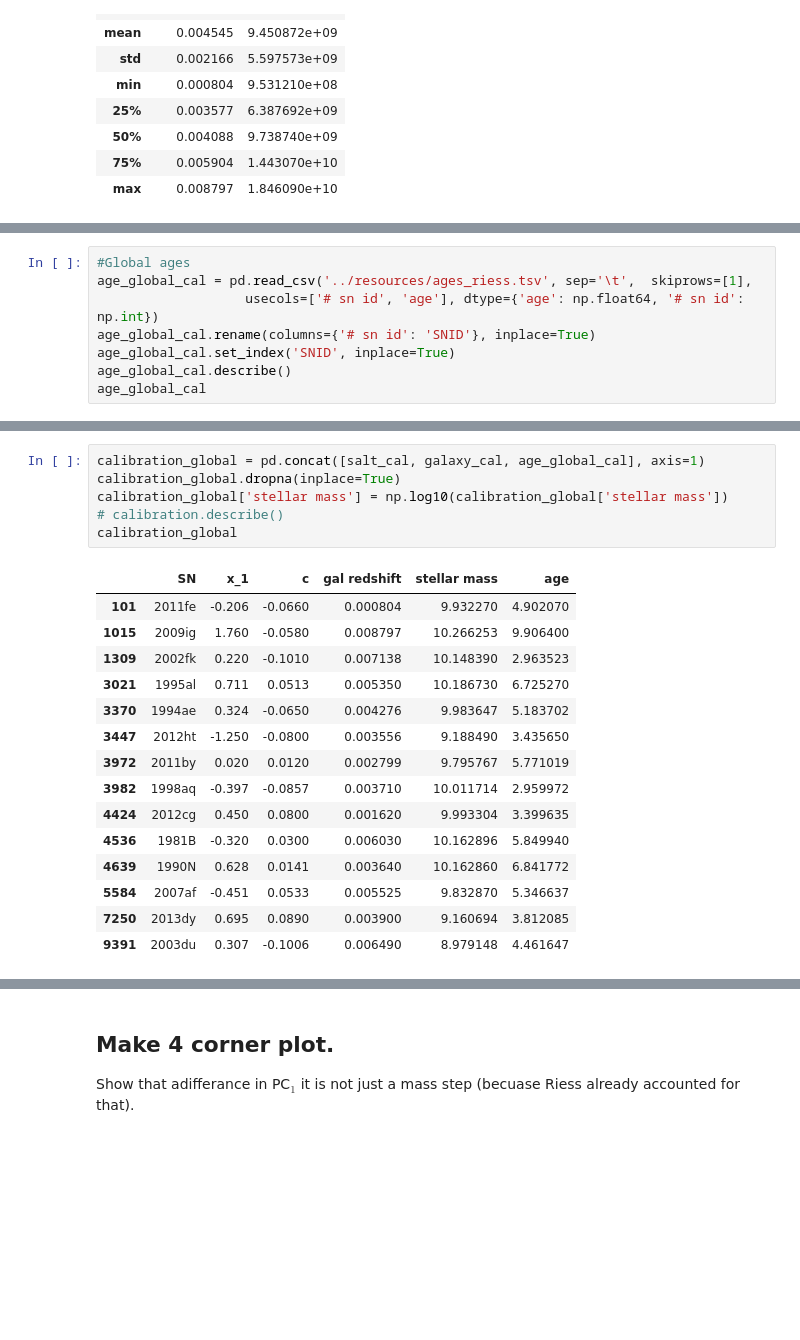
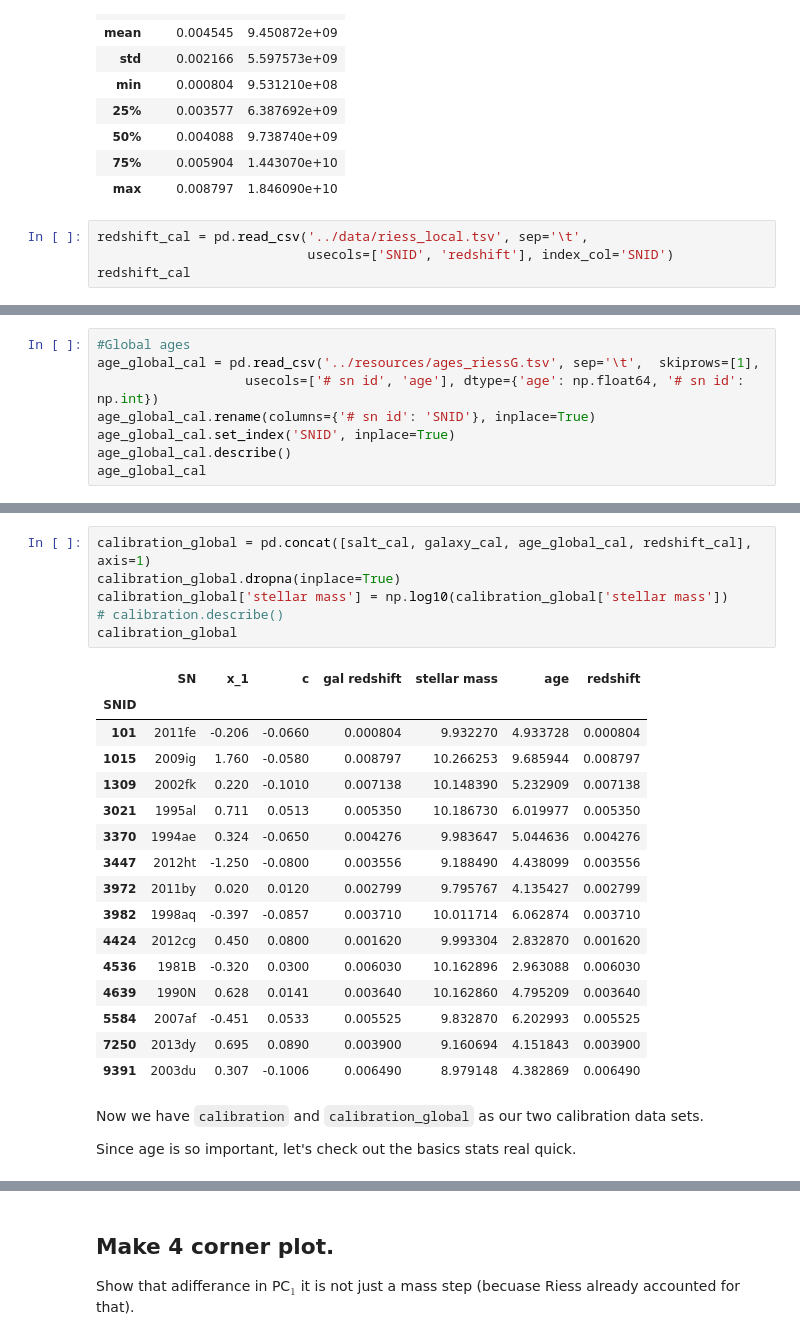
Before and after one commit to benjaminrose/MC-Age, a Jupyter notebook: figures/Discussion-H_0 effect.ipynb, the cells around one changed output, grey strips where cells are left out. Saved outputs shown, nothing was run; the diff lists cells and outputs as text; blank space fills up the shorter version.

```diff
--- a/figures/Discussion-H_0 effect.ipynb
+++ b/figures/Discussion-H_0 effect.ipynb
@@ -147,3 +193,7 @@ galaxy_cal.describe()
 | 50% | 0.004088 | 9.738740e+09 |
 | 75% | 0.005904 | 1.443070e+10 |
 | max | 0.008797 | 1.846090e+10 |
+# %%
+redshift_cal = pd.read_csv('../data/riess_local.tsv', sep='\t',
+                           usecols=['SNID', 'redshift'], index_col='SNID')
+redshift_cal
@@ -175,6 +242,6 @@ age_cal
 # %%
 #Global ages
-age_global_cal = pd.read_csv('../resources/ages_riess.tsv', sep='\t',  skiprows=[1],
+age_global_cal = pd.read_csv('../resources/ages_riessG.tsv', sep='\t',  skiprows=[1],
                    usecols=['# sn id', 'age'], dtype={'age': np.float64, '# sn id': np.int})
 age_global_cal.rename(columns={'# sn id': 'SNID'}, inplace=True)
 age_global_cal.set_index('SNID', inplace=True)
@@ -222,22 +290,27 @@ calibration
 # %%
-calibration_global = pd.concat([salt_cal, galaxy_cal, age_global_cal], axis=1)
+calibration_global = pd.concat([salt_cal, galaxy_cal, age_global_cal, redshift_cal], axis=1)
 calibration_global.dropna(inplace=True)
 calibration_global['stellar mass'] = np.log10(calibration_global['stellar mass'])
 # calibration.describe()
 calibration_global
 # %% [output]
-|  | SN | x_1 | c | gal redshift | stellar mass | age |
-| 101 | 2011fe | -0.206 | -0.0660 | 0.000804 | 9.932270 | 4.902070 |
-| 1015 | 2009ig | 1.760 | -0.0580 | 0.008797 | 10.266253 | 9.906400 |
-| 1309 | 2002fk | 0.220 | -0.1010 | 0.007138 | 10.148390 | 2.963523 |
-| 3021 | 1995al | 0.711 | 0.0513 | 0.005350 | 10.186730 | 6.725270 |
-| 3370 | 1994ae | 0.324 | -0.0650 | 0.004276 | 9.983647 | 5.183702 |
-| 3447 | 2012ht | -1.250 | -0.0800 | 0.003556 | 9.188490 | 3.435650 |
-| 3972 | 2011by | 0.020 | 0.0120 | 0.002799 | 9.795767 | 5.771019 |
-| 3982 | 1998aq | -0.397 | -0.0857 | 0.003710 | 10.011714 | 2.959972 |
-| 4424 | 2012cg | 0.450 | 0.0800 | 0.001620 | 9.993304 | 3.399635 |
-| 4536 | 1981B | -0.320 | 0.0300 | 0.006030 | 10.162896 | 5.849940 |
-| 4639 | 1990N | 0.628 | 0.0141 | 0.003640 | 10.162860 | 6.841772 |
-| 5584 | 2007af | -0.451 | 0.0533 | 0.005525 | 9.832870 | 5.346637 |
-| 7250 | 2013dy | 0.695 | 0.0890 | 0.003900 | 9.160694 | 3.812085 |
-| 9391 | 2003du | 0.307 | -0.1006 | 0.006490 | 8.979148 | 4.461647 |
+|  | SN | x_1 | c | gal redshift | stellar mass | age | redshift |
+| SNID |  |  |  |  |  |  |  |
+| 101 | 2011fe | -0.206 | -0.0660 | 0.000804 | 9.932270 | 4.933728 | 0.000804 |
+| 1015 | 2009ig | 1.760 | -0.0580 | 0.008797 | 10.266253 | 9.685944 | 0.008797 |
+| 1309 | 2002fk | 0.220 | -0.1010 | 0.007138 | 10.148390 | 5.232909 | 0.007138 |
+| 3021 | 1995al | 0.711 | 0.0513 | 0.005350 | 10.186730 | 6.019977 | 0.005350 |
+| 3370 | 1994ae | 0.324 | -0.0650 | 0.004276 | 9.983647 | 5.044636 | 0.004276 |
+| 3447 | 2012ht | -1.250 | -0.0800 | 0.003556 | 9.188490 | 4.438099 | 0.003556 |
+| 3972 | 2011by | 0.020 | 0.0120 | 0.002799 | 9.795767 | 4.135427 | 0.002799 |
+| 3982 | 1998aq | -0.397 | -0.0857 | 0.003710 | 10.011714 | 6.062874 | 0.003710 |
+| 4424 | 2012cg | 0.450 | 0.0800 | 0.001620 | 9.993304 | 2.832870 | 0.001620 |
+| 4536 | 1981B | -0.320 | 0.0300 | 0.006030 | 10.162896 | 2.963088 | 0.006030 |
+| 4639 | 1990N | 0.628 | 0.0141 | 0.003640 | 10.162860 | 4.795209 | 0.003640 |
+| 5584 | 2007af | -0.451 | 0.0533 | 0.005525 | 9.832870 | 6.202993 | 0.005525 |
+| 7250 | 2013dy | 0.695 | 0.0890 | 0.003900 | 9.160694 | 4.151843 | 0.003900 |
+| 9391 | 2003du | 0.307 | -0.1006 | 0.006490 | 8.979148 | 4.382869 | 0.006490 |
+# %% [markdown]
+Now we have `calibration` and `calibration_global` as our two calibration data sets.
+
+Since age is so important, let's check out the basics stats real quick.
```
Also changed, not shown: parts of 67 cells of this notebook, 6 other files.
